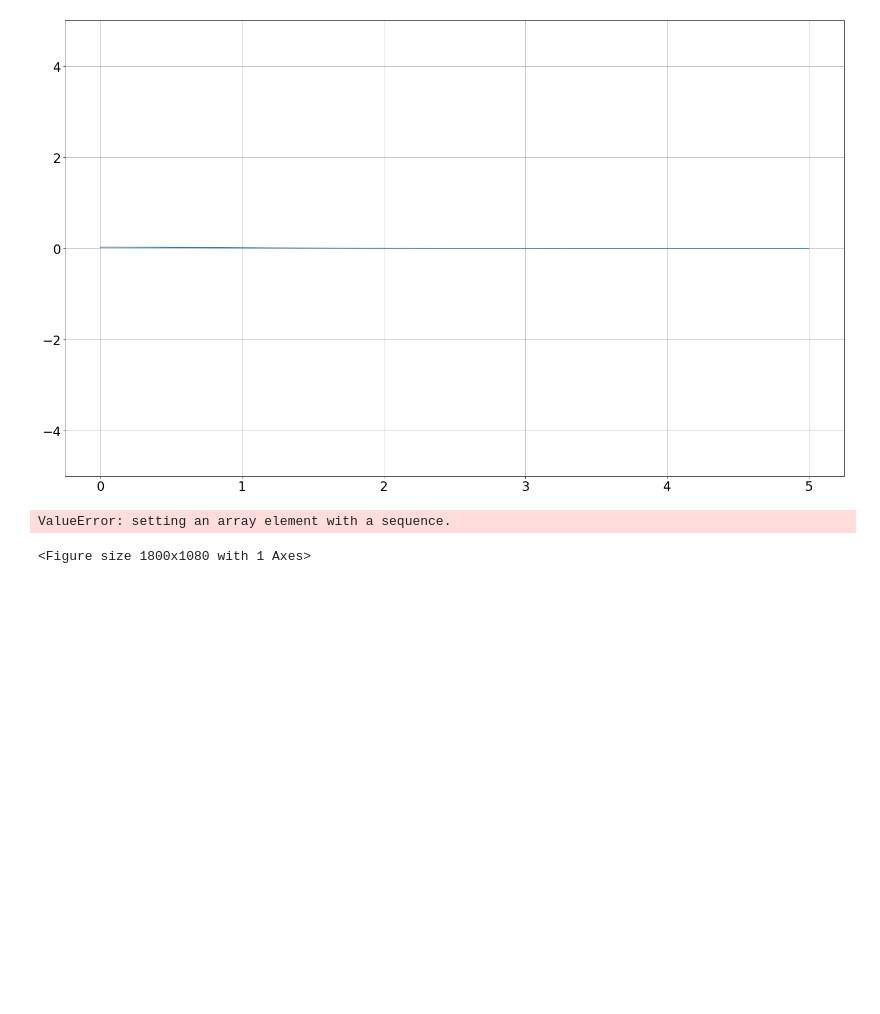
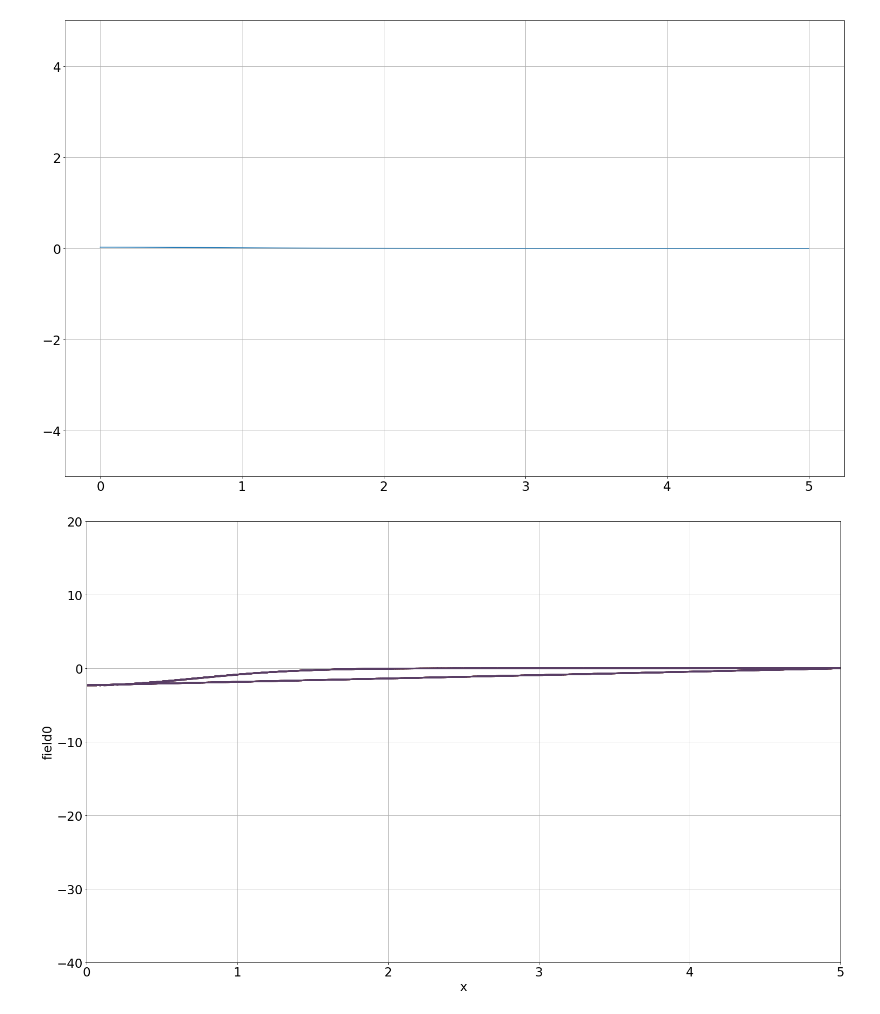
Before and after one commit to giulio-taiocchi/Master_thesis, a Jupyter notebook: Analysis_notebook.ipynb, the cells around one changed output. Saved outputs shown, nothing was run; the diff lists cells and outputs as text; code cells hidden in the pictures; blank space fills up the shorter version.

```diff
--- a/Analysis_notebook.ipynb
+++ b/Analysis_notebook.ipynb
@@ -317,63 +374,77 @@ ani.save(data_name)
 [figure]
 # %%
 fig = plt.figure()
-ax1 = plt.axes(ylim=(-0.0006,0.0006),xlim=(-5,5))
+ax1 = plt.axes(ylim=(-40,20),xlim=(0,5))
 line, = ax1.plot([], [])
 plt.xlabel('x')
-plt.ylabel('differences')
-plt.ylim(-0.000001,0.000001)
-plotlays, plotcols = [3], ["blue","orange","red"]
+plt.ylabel('field0')
+plotlays, plotcols = [7], ["blue","darkred","cadetblue","olive","plum","orange","navy"]
 lines = []
-for index in range(3):
-    lobj = ax1.plot([],[],lw=3,color=plotcols[index],alpha=0.6)[0]
+for index in range(7):
+    lobj = ax1.plot([],[],'-.',lw=3,color=plotcols[index],alpha=0.6)[0]
     lines.append(lobj)
 
 
-x1,y1 = [DF[0][0]['x']],[ DF[0][0]['field0']]
-x2,y2 = [DF[1][0]['x']],[ DF[1][0]['field0']]
-x3,y3 = [DF[2][0]['x']],[ DF[2][0]['field0']]
+x1,y1 = [big_DF[0][0][0]['x']],[ big_DF[0][0][0]['field0']]
+x2,y2 = [big_DF[1][0][0]['x']],[ big_DF[1][0][0]['field0']]
+x3,y3 = [big_DF[2][0][0]['x']],[ big_DF[1][0][0]['field0']]
+x4,y4 = [big_DF[3][0][0]['x']],[ big_DF[1][0][0]['field0']]
+x5,y5 = [big_DF[4][0][0]['x']],[ big_DF[1][0][0]['field0']]
+x6,y6 = [big_DF[5][0][0]['x']],[ big_DF[1][0][0]['field0']]
+x7,y7 = [big_DF[6][0][0]['x']],[ big_DF[1][0][0]['field0']]
 
 
 def init():
     for line in lines:
-        line.set_data([x1,x2,x3],[y1,y2,y3])
+        line.set_data([x1,x2,x3,x4,x5,x6,x7],[y1,y2,y3,y4,y5,y6,y7])
     return lines
 
 
 
 
 
 def animate(i):
 
-    x1 = DF[0][0]['x']
-    y1 = DF[0][i]['field0']
+    x1 = big_DF[0][0][0]['x']
+    y1 = big_DF[0][0][i]['field0']
     #x1.append(x)
     #y1.append(y)
 
-    x2 = DF[1][0]['x']
-    y2 = DF[1][i]['field0']
+    x2 = big_DF[1][0][0]['x']
+    y2 = big_DF[1][0][i]['field0']
     #x2.append(x)
     #y2.append(y)
 
-    x3 = DF[2][0]['x']
-    y3 = DF[2][i]['field0']
+    x3 = big_DF[2][0][0]['x']
+    y3 = big_DF[2][0][i]['field0']
 
-    xlist = [x1, x2, x3]
-    ylist = [y1, y2, y3]
+    x4 = big_DF[3][0][0]['x']
+    y4 = big_DF[3][0][i]['field0']
+
+    x5 = big_DF[4][0][0]['x']
+    y5 = big_DF[4][0][i]['field0']
+
+    x6 = big_DF[5][0][0]['x']
+    y6 = big_DF[5][0][i]['field0']
+
+    x7 = big_DF[6][0][0]['x']
+    y7 = big_DF[6][0][i]['field0']
+
+    xlist = [x1,x2,x3,x4,x5,x6,x7]
+    ylist = [y1, y2,y3,y4,y5,y6,y7]
 
     #for index in range(0,1):
     for lnum,line in enumerate(lines):
         line.set_data(xlist[lnum], ylist[lnum]) # set data for each line separately.
 
     return lines
 
 # call the animator.  blit=True means only re-draw the parts that have changed.
 anim = animation.FuncAnimation(fig, animate, init_func=init,
-                               frames=number_step-1, interval=200, blit=True)
+                               frames=number_steps-1, interval=50, blit=True)
 
 plt.grid()
 plt.show()
 anim.save("fields.mp4")
 # %% [output]
-ValueError: setting an array element with a sequence.
-<Figure size 1800x1080 with 1 Axes>
+[figure, added]
```
Also changed, not shown: parts of 10 cells of this notebook, 2 other files.
